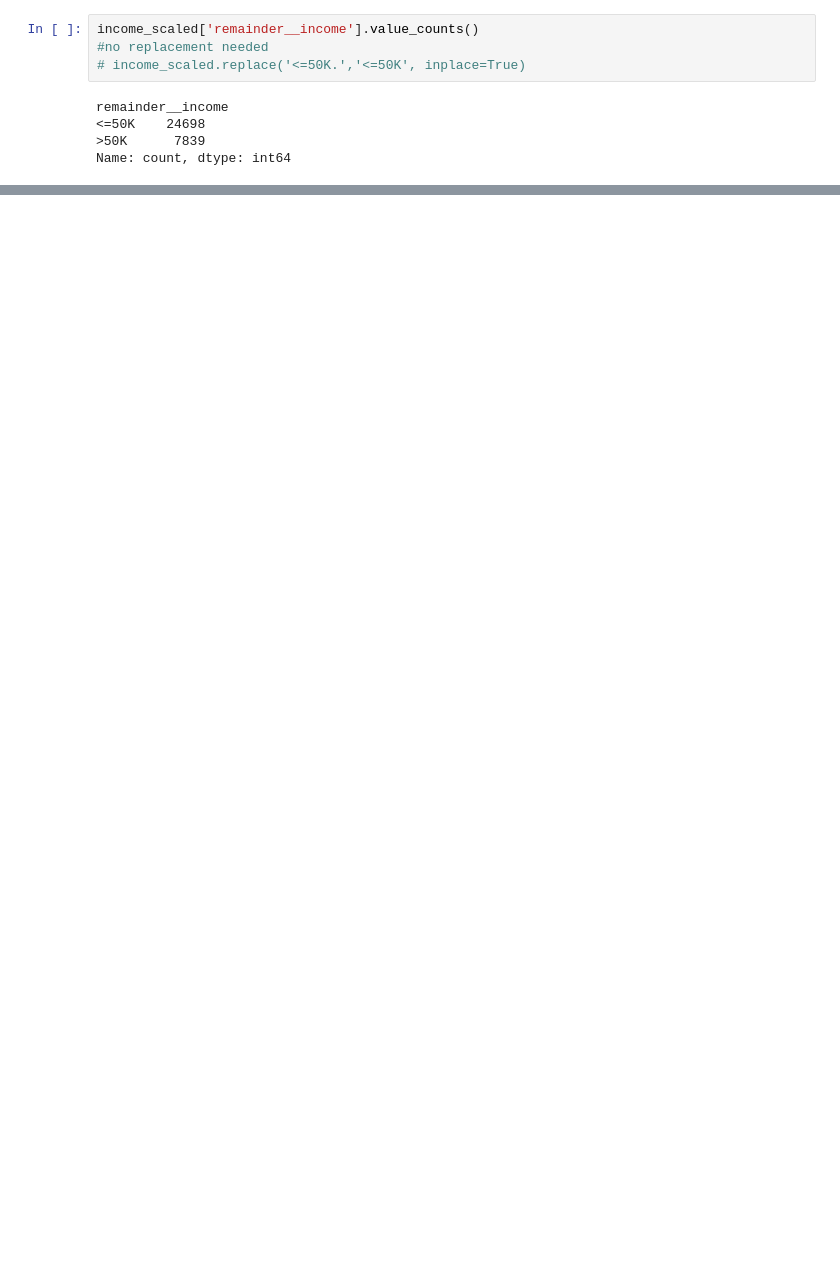
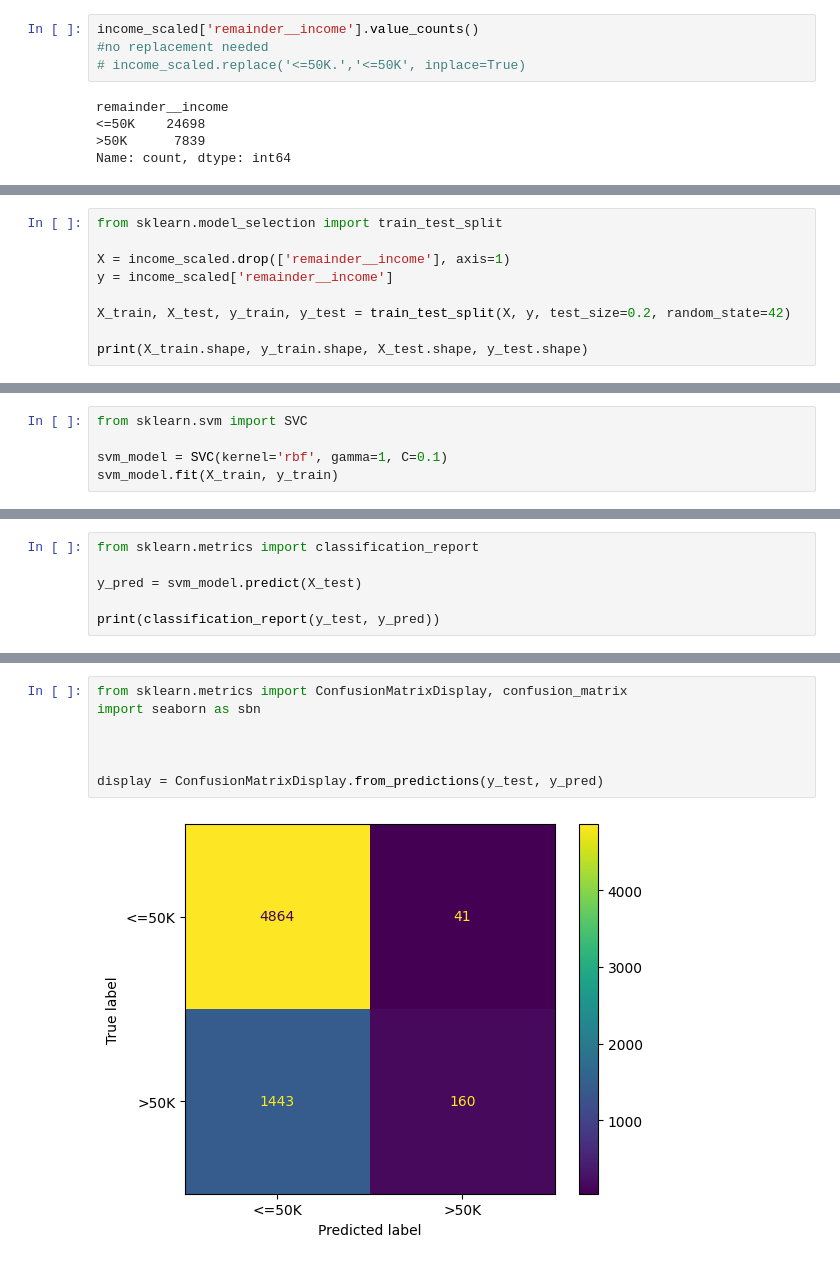
Before and after one commit to jewbe22/eecs3401-intro-to-AI, a Jupyter notebook: assignment/2/A2-Geon-Kim.ipynb, the cells around one changed output, grey strips where cells are left out. Drawn from its saved outputs; the diff is of its cells as text; blank space fills up the shorter version.

```diff
--- a/assignment/2/A2-Geon-Kim.ipynb
+++ b/assignment/2/A2-Geon-Kim.ipynb
@@ -212,0 +213,9 @@ Name: count, dtype: int64
+# %%
+from sklearn.model_selection import train_test_split
+
+X = income_scaled.drop(['remainder__income'], axis=1)
+y = income_scaled['remainder__income']
+
+X_train, X_test, y_train, y_test = train_test_split(X, y, test_size=0.2, random_state=42)
+
+print(X_train.shape, y_train.shape, X_test.shape, y_test.shape)
@@ -212,0 +226,5 @@ Name: count, dtype: int64
+# %%
+from sklearn.svm import SVC
+
+svm_model = SVC(kernel='rbf', gamma=1, C=0.1)
+svm_model.fit(X_train, y_train)
@@ -212,0 +235,6 @@ Name: count, dtype: int64
+# %%
+from sklearn.metrics import classification_report
+
+y_pred = svm_model.predict(X_test)
+
+print(classification_report(y_test, y_pred))
@@ -212,0 +271,9 @@ Name: count, dtype: int64
+# %%
+from sklearn.metrics import ConfusionMatrixDisplay, confusion_matrix
+import seaborn as sbn
+
+
+
+display = ConfusionMatrixDisplay.from_predictions(y_test, y_pred)
+# %% [output]
+[figure, added]
```
Also changed, not shown: parts of 27 cells of this notebook.
